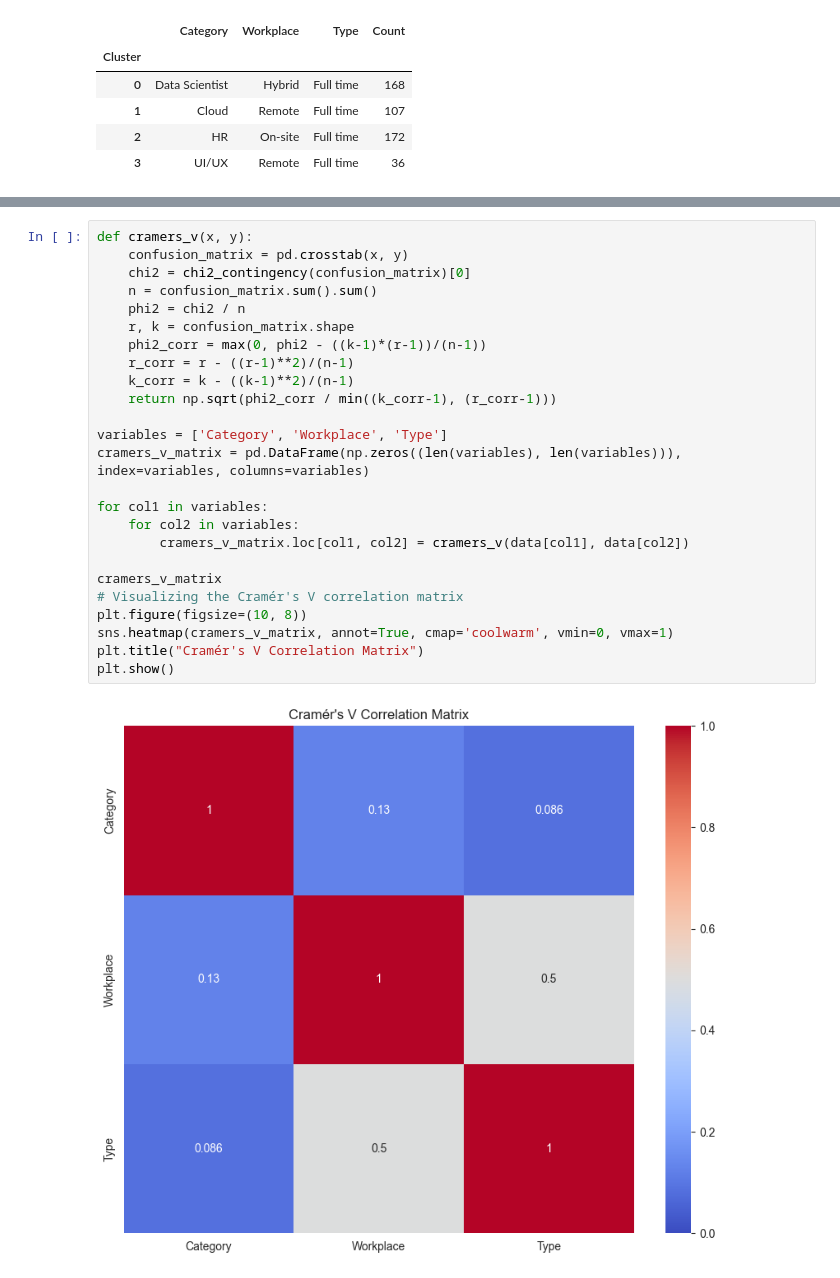
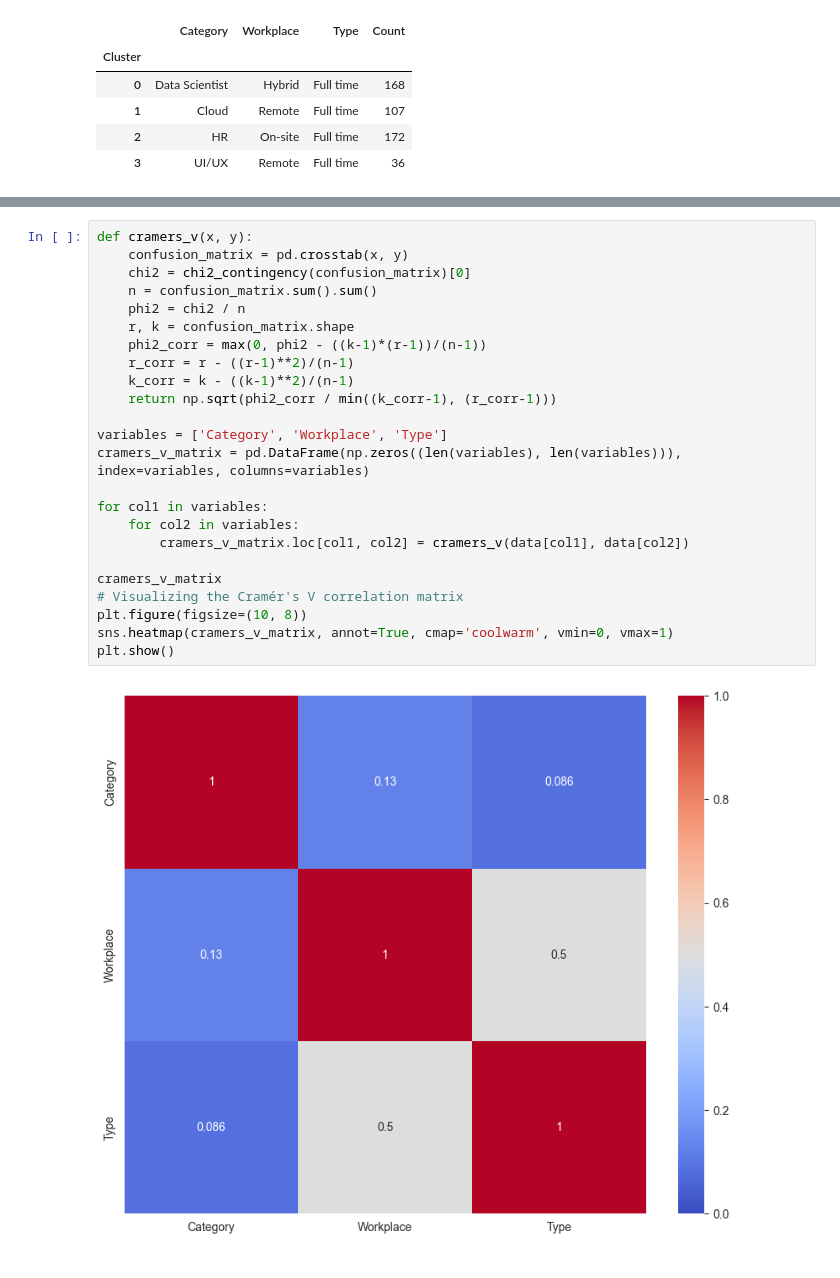
Before and after one commit to phuongnguyenpn/Data, a Jupyter notebook: JobPosting/main.ipynb, the cells around one changed output, grey strips where cells are left out. Drawn from its saved outputs; the diff is of its cells as text.

```diff
--- a/JobPosting/main.ipynb
+++ b/JobPosting/main.ipynb
@@ -210,27 +210,26 @@ plt.show()
 # %%
 def cramers_v(x, y):
     confusion_matrix = pd.crosstab(x, y)
     chi2 = chi2_contingency(confusion_matrix)[0]
     n = confusion_matrix.sum().sum()
     phi2 = chi2 / n
     r, k = confusion_matrix.shape
     phi2_corr = max(0, phi2 - ((k-1)*(r-1))/(n-1))
     r_corr = r - ((r-1)**2)/(n-1)
     k_corr = k - ((k-1)**2)/(n-1)
     return np.sqrt(phi2_corr / min((k_corr-1), (r_corr-1)))
 
 variables = ['Category', 'Workplace', 'Type']
 cramers_v_matrix = pd.DataFrame(np.zeros((len(variables), len(variables))), index=variables, columns=variables)
 
 for col1 in variables:
     for col2 in variables:
         cramers_v_matrix.loc[col1, col2] = cramers_v(data[col1], data[col2])
 
 cramers_v_matrix
 # Visualizing the Cramér's V correlation matrix
 plt.figure(figsize=(10, 8))
 sns.heatmap(cramers_v_matrix, annot=True, cmap='coolwarm', vmin=0, vmax=1)
-plt.title("Cramér's V Correlation Matrix")
 plt.show()
 # %% [output]
-[figure, old version]
+[figure, new version]
```
Also changed, not shown: parts of 2 cells of this notebook, 1 other file.
